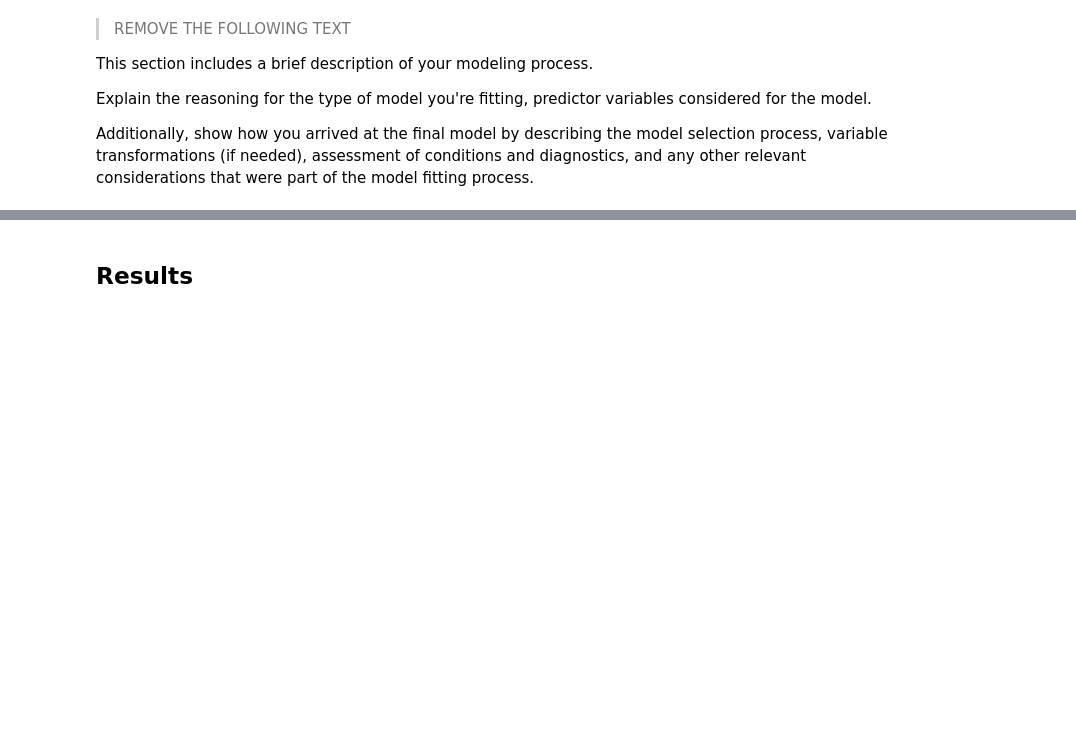
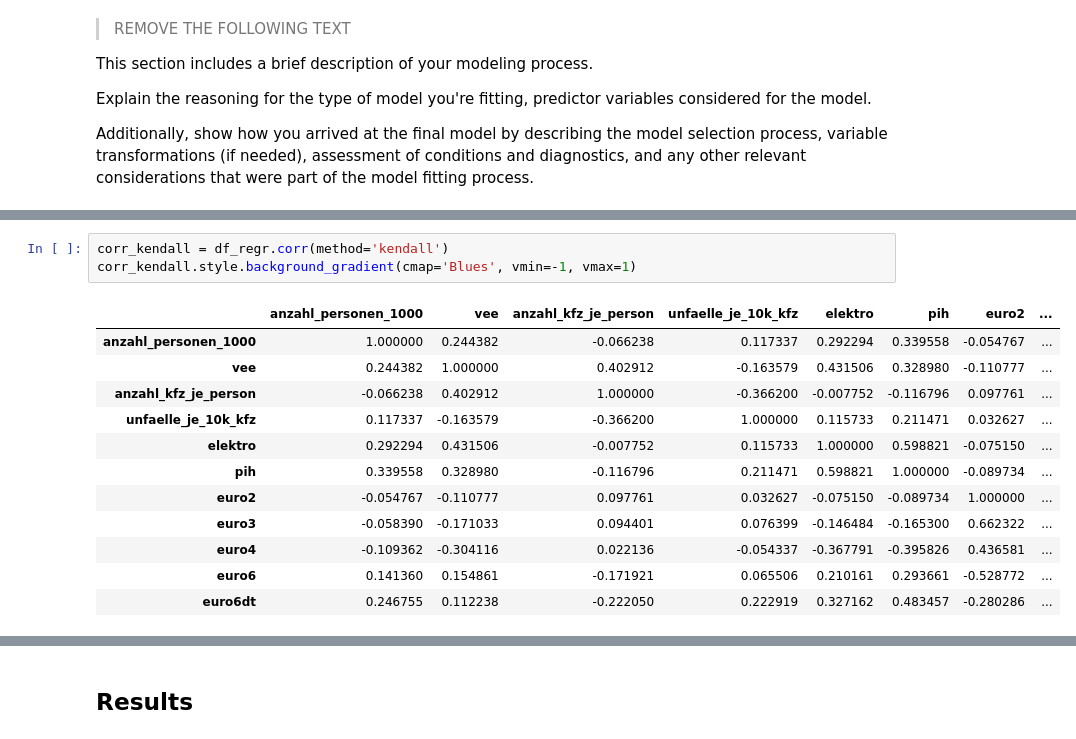
Before and after one commit to mn086/project, a Jupyter notebook: reports/report.ipynb, the cells around one changed output, grey strips where cells are left out. Cells and saved outputs as stored; diff of their text form; blank space fills up the shorter version.

```diff
--- a/reports/report.ipynb
+++ b/reports/report.ipynb
@@ -349,0 +364,16 @@ Additionally, show how you arrived at the final model by describing the model se
+# %%
+corr_kendall = df_regr.corr(method='kendall')
+corr_kendall.style.background_gradient(cmap='Blues', vmin=-1, vmax=1)
+# %% [output]
+|  | anzahl_personen_1000 | vee | anzahl_kfz_je_person | unfaelle_je_10k_kfz | elektro | pih | euro2 | ... |
+| anzahl_personen_1000 | 1.000000 | 0.244382 | -0.066238 | 0.117337 | 0.292294 | 0.339558 | -0.054767 | ... |
+| vee | 0.244382 | 1.000000 | 0.402912 | -0.163579 | 0.431506 | 0.328980 | -0.110777 | ... |
+| anzahl_kfz_je_person | -0.066238 | 0.402912 | 1.000000 | -0.366200 | -0.007752 | -0.116796 | 0.097761 | ... |
+| unfaelle_je_10k_kfz | 0.117337 | -0.163579 | -0.366200 | 1.000000 | 0.115733 | 0.211471 | 0.032627 | ... |
+| elektro | 0.292294 | 0.431506 | -0.007752 | 0.115733 | 1.000000 | 0.598821 | -0.075150 | ... |
+| pih | 0.339558 | 0.328980 | -0.116796 | 0.211471 | 0.598821 | 1.000000 | -0.089734 | ... |
+| euro2 | -0.054767 | -0.110777 | 0.097761 | 0.032627 | -0.075150 | -0.089734 | 1.000000 | ... |
+| euro3 | -0.058390 | -0.171033 | 0.094401 | 0.076399 | -0.146484 | -0.165300 | 0.662322 | ... |
+| euro4 | -0.109362 | -0.304116 | 0.022136 | -0.054337 | -0.367791 | -0.395826 | 0.436581 | ... |
+| euro6 | 0.141360 | 0.154861 | -0.171921 | 0.065506 | 0.210161 | 0.293661 | -0.528772 | ... |
+| euro6dt | 0.246755 | 0.112238 | -0.222050 | 0.222919 | 0.327162 | 0.483457 | -0.280286 | ... |
```
Also changed, not shown: parts of 7 cells of this notebook, 2 other files.
